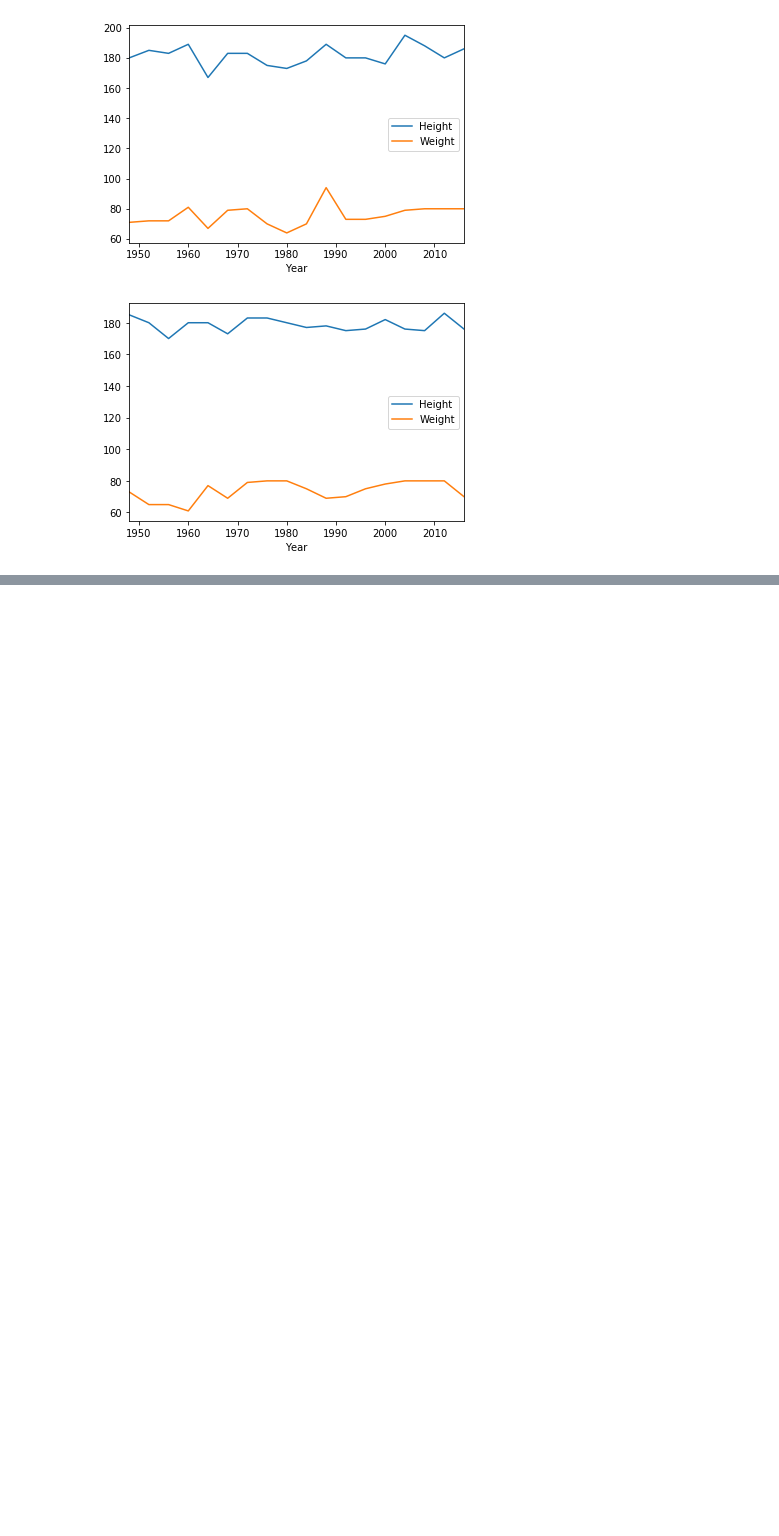
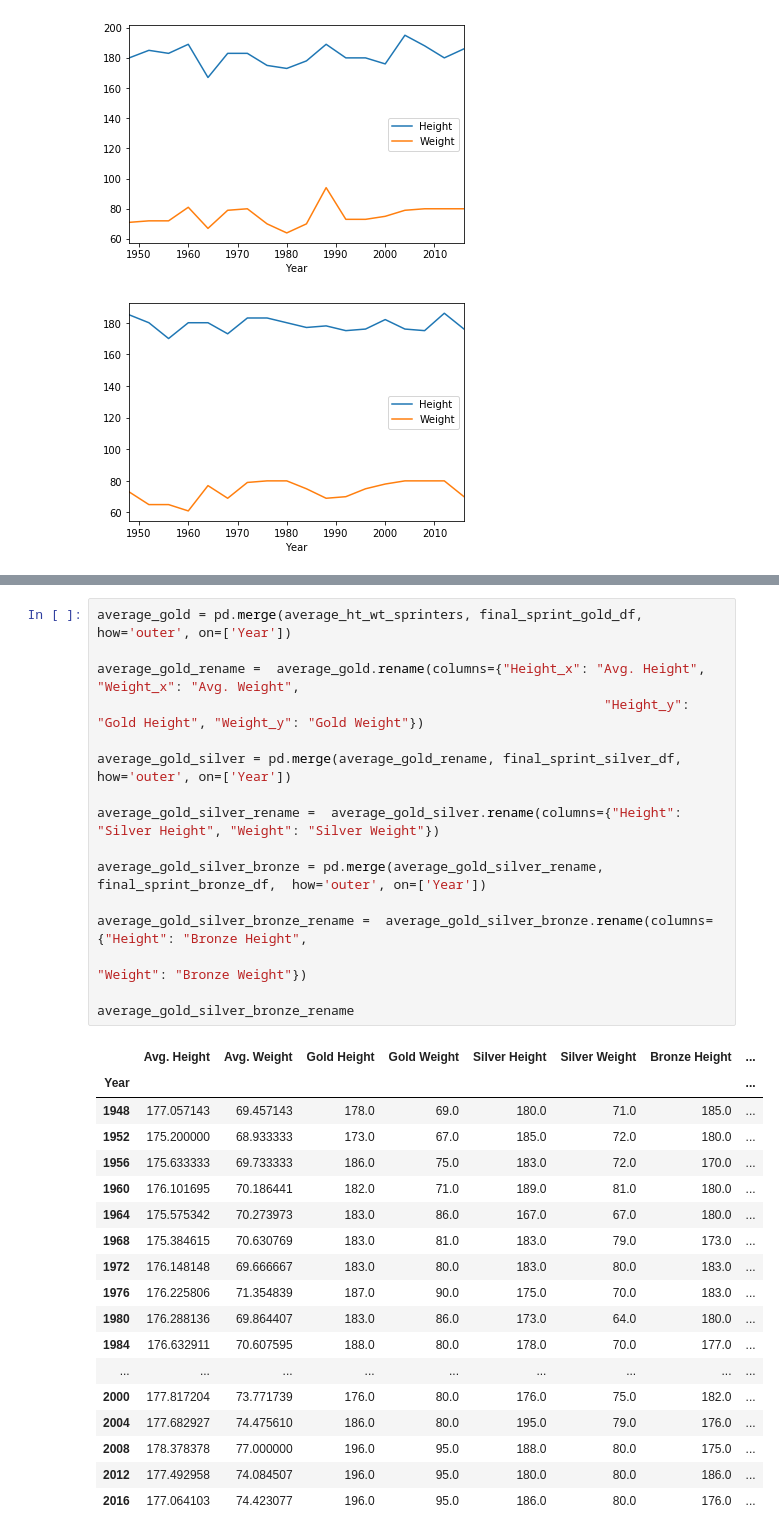
Before and after one commit to tysorensen/project1-group1, a Jupyter notebook: olympic_data.ipynb, the cells around one changed output, grey strips where cells are left out. Drawn from its saved outputs; the diff is of its cells as text; blank space fills up the shorter version.

```diff
--- a/olympic_data.ipynb
+++ b/olympic_data.ipynb
@@ -366,0 +398,35 @@ plt.show()
+# %%
+average_gold = pd.merge(average_ht_wt_sprinters, final_sprint_gold_df, how='outer', on=['Year'])
+
+average_gold_rename =  average_gold.rename(columns={"Height_x": "Avg. Height", "Weight_x": "Avg. Weight",
+                                                                 "Height_y": "Gold Height", "Weight_y": "Gold Weight"})
+
+average_gold_silver = pd.merge(average_gold_rename, final_sprint_silver_df,  how='outer', on=['Year'])
+
+average_gold_silver_rename =  average_gold_silver.rename(columns={"Height": "Silver Height", "Weight": "Silver Weight"})
+
+average_gold_silver_bronze = pd.merge(average_gold_silver_rename, final_sprint_bronze_df,  how='outer', on=['Year'])
+
+average_gold_silver_bronze_rename =  average_gold_silver_bronze.rename(columns={"Height": "Bronze Height",
+                                                                                "Weight": "Bronze Weight"})
+
+average_gold_silver_bronze_rename
+# %% [output]
+|  | Avg. Height | Avg. Weight | Gold Height | Gold Weight | Silver Height | Silver Weight | Bronze Height | ... |
+| Year |  |  |  |  |  |  |  | ... |
+| 1948 | 177.057143 | 69.457143 | 178.0 | 69.0 | 180.0 | 71.0 | 185.0 | ... |
+| 1952 | 175.200000 | 68.933333 | 173.0 | 67.0 | 185.0 | 72.0 | 180.0 | ... |
+| 1956 | 175.633333 | 69.733333 | 186.0 | 75.0 | 183.0 | 72.0 | 170.0 | ... |
+| 1960 | 176.101695 | 70.186441 | 182.0 | 71.0 | 189.0 | 81.0 | 180.0 | ... |
+| 1964 | 175.575342 | 70.273973 | 183.0 | 86.0 | 167.0 | 67.0 | 180.0 | ... |
+| 1968 | 175.384615 | 70.630769 | 183.0 | 81.0 | 183.0 | 79.0 | 173.0 | ... |
+| 1972 | 176.148148 | 69.666667 | 183.0 | 80.0 | 183.0 | 80.0 | 183.0 | ... |
+| 1976 | 176.225806 | 71.354839 | 187.0 | 90.0 | 175.0 | 70.0 | 183.0 | ... |
+| 1980 | 176.288136 | 69.864407 | 183.0 | 86.0 | 173.0 | 64.0 | 180.0 | ... |
+| 1984 | 176.632911 | 70.607595 | 188.0 | 80.0 | 178.0 | 70.0 | 177.0 | ... |
+| ... | ... | ... | ... | ... | ... | ... | ... | ... |
+| 2000 | 177.817204 | 73.771739 | 176.0 | 80.0 | 176.0 | 75.0 | 182.0 | ... |
+| 2004 | 177.682927 | 74.475610 | 186.0 | 80.0 | 195.0 | 79.0 | 176.0 | ... |
+| 2008 | 178.378378 | 77.000000 | 196.0 | 95.0 | 188.0 | 80.0 | 175.0 | ... |
+| 2012 | 177.492958 | 74.084507 | 196.0 | 95.0 | 180.0 | 80.0 | 186.0 | ... |
+| 2016 | 177.064103 | 74.423077 | 196.0 | 95.0 | 186.0 | 80.0 | 176.0 | ... |
```
Also changed, not shown: parts of 4 cells of this notebook.
